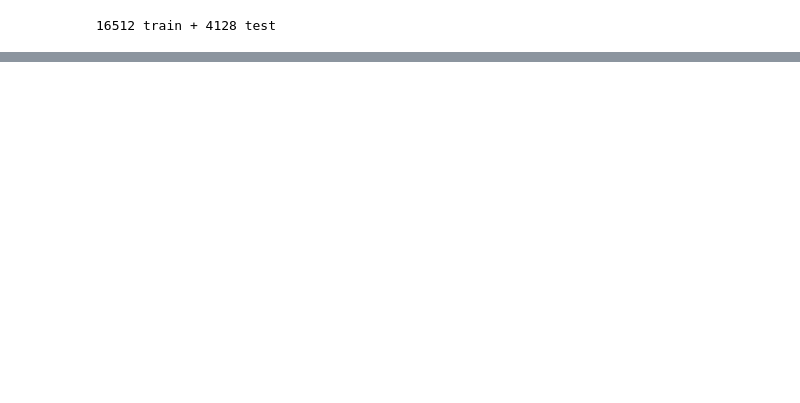
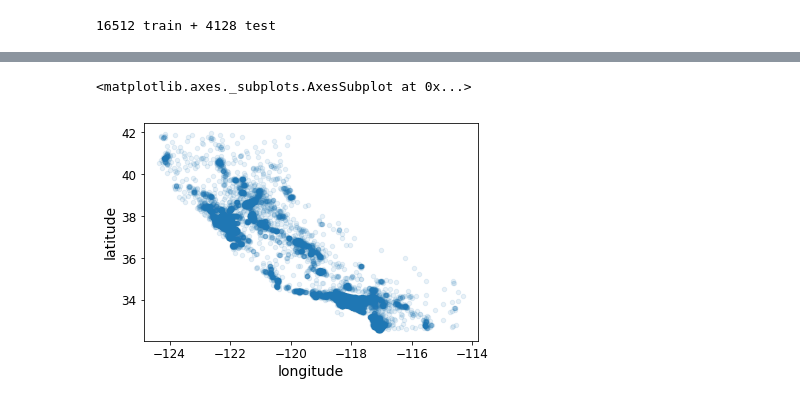
Before and after one commit to czarinacatambing/handson-ml, a Jupyter notebook: Housing.ipynb, the cells around one changed output, grey strips where cells are left out. Cells and saved outputs as stored; diff of their text form; code cells hidden in the pictures; blank space fills up the shorter version.

```diff
--- a/Housing.ipynb
+++ b/Housing.ipynb
@@ -121,2 +165,11 @@ from sklean.model_selection import train_test_split
 
 train_set, test_set = train_test_split(housing, test_size=0.2, random_state=42)
+# %%
+
+
+# looking at median income to put it in bins
+# note that it is right tail heavy so we use to divide it by 1.5 to get 5.5 bins
+
+# create income category attribute. divide median income by 1.5 and round up using ceil
+housing["income_cat"] = np.ceil(housing["median_income"]/1.5)
+housing.head()
@@ -122,0 +183,5 @@ train_set, test_set = train_test_split(housing, test_size=0.2, random_state=42)
+# %%
+# remain if condition / first parameter met, if not, change to 5
+# output = 6 in index 0 becomes 5, all rows have income cat of max 5
+housing['income_cat'].where(housing['income_cat'] < 5, 5.0, inplace=True)
+housing.head()
@@ -122,0 +195,9 @@ train_set, test_set = train_test_split(housing, test_size=0.2, random_state=42)
+# %%
+# now ready for stratified sampling, use Scikit-Learn's StratifiedShuffleSplit class
+from sklearn.model_selection import StratifiedShuffleSplit
+
+split = StratifiedShuffleSplit(n_splits=1, test_size=0.2, random_state=42)
+
+for train_index, test_index in split.split(housing, housing["income_cat"]):
+    strat_train_set = housing.loc[train_index]
+    strat_test_set = housing.loc[test_index]
@@ -122,0 +231,12 @@ train_set, test_set = train_test_split(housing, test_size=0.2, random_state=42)
+# %%
+# PHASE 2: DATA EXPLORATION
+# put test_set aside and explore train_set
+
+housing = strat_train_set.copy()
+
+#visualize training set
+# alpha attribute helps see high-density areas
+housing.plot(kind='scatter', x='longitude', y='latitude', alpha=.1)
+# %% [output]
+<matplotlib.axes._subplots.AxesSubplot at 0x...>
+[figure, added]
```
Also changed, not shown: parts of 44 cells of this notebook, 2 other files.
